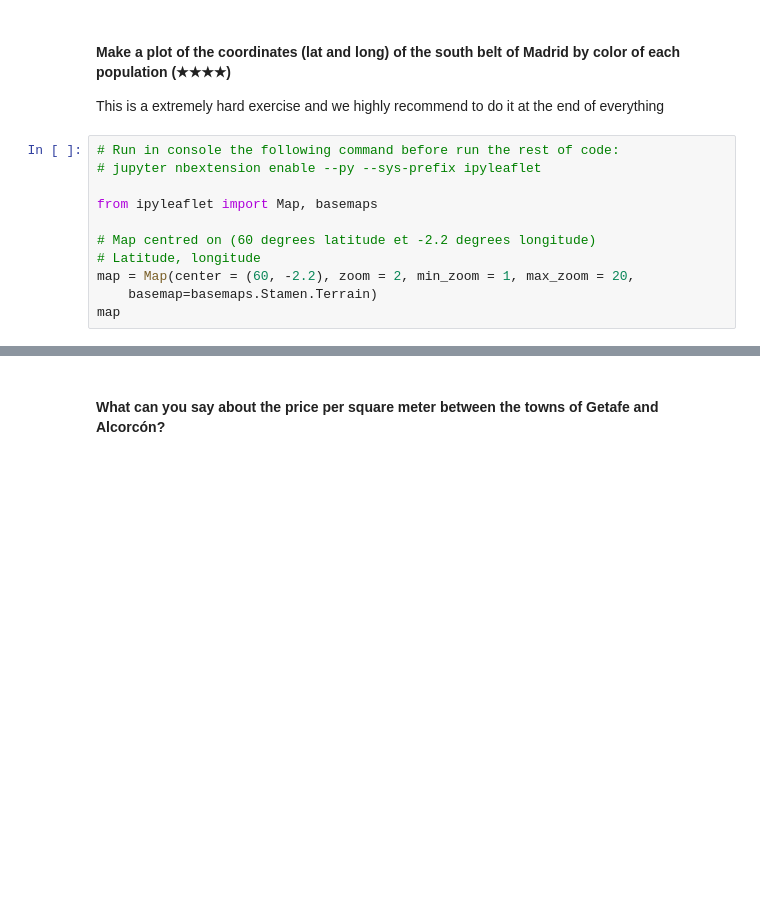
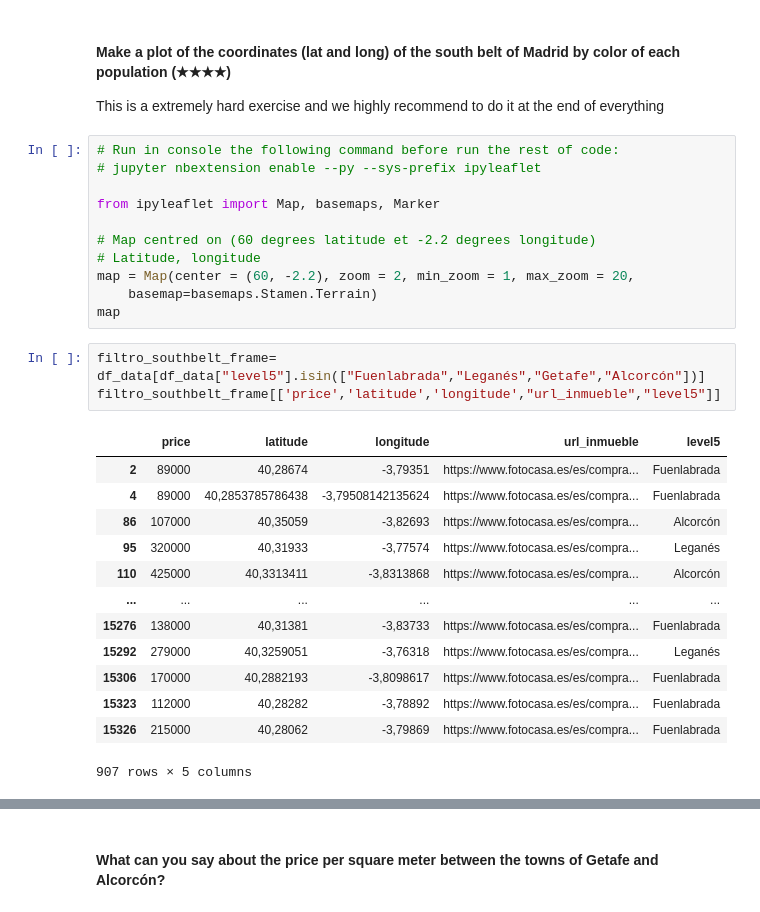
Before and after one commit to sgso-free/machine-learning-prework, a Jupyter notebook: project.ipynb, the cells around one changed output, grey strips where cells are left out. Drawn from its saved outputs; the diff is of its cells as text; blank space fills up the shorter version.

```diff
--- a/project.ipynb
+++ b/project.ipynb
@@ -262,13 +262,30 @@ This is a extremely hard exercise and we highly recommend to do it at the end of
 # Run in console the following command before run the rest of code:
 # jupyter nbextension enable --py --sys-prefix ipyleaflet
 
-from ipyleaflet import Map, basemaps
+from ipyleaflet import Map, basemaps, Marker
 
 # Map centred on (60 degrees latitude et -2.2 degrees longitude)
 # Latitude, longitude
 map = Map(center = (60, -2.2), zoom = 2, min_zoom = 1, max_zoom = 20,
     basemap=basemaps.Stamen.Terrain)
 map
+# %%
+filtro_southbelt_frame= df_data[df_data["level5"].isin(["Fuenlabrada","Leganés","Getafe","Alcorcón"])]
+filtro_southbelt_frame[['price','latitude','longitude',"url_inmueble","level5"]]
+# %% [output]
+|  | price | latitude | longitude | url_inmueble | level5 |
+| 2 | 89000 | 40,28674 | -3,79351 | https://www.fotocasa.es/es/compra... | Fuenlabrada |
+| 4 | 89000 | 40,2853785786438 | -3,79508142135624 | https://www.fotocasa.es/es/compra... | Fuenlabrada |
+| 86 | 107000 | 40,35059 | -3,82693 | https://www.fotocasa.es/es/compra... | Alcorcón |
+| 95 | 320000 | 40,31933 | -3,77574 | https://www.fotocasa.es/es/compra... | Leganés |
+| 110 | 425000 | 40,3313411 | -3,8313868 | https://www.fotocasa.es/es/compra... | Alcorcón |
+| ... | ... | ... | ... | ... | ... |
+| 15276 | 138000 | 40,31381 | -3,83733 | https://www.fotocasa.es/es/compra... | Fuenlabrada |
+| 15292 | 279000 | 40,3259051 | -3,76318 | https://www.fotocasa.es/es/compra... | Leganés |
+| 15306 | 170000 | 40,2882193 | -3,8098617 | https://www.fotocasa.es/es/compra... | Fuenlabrada |
+| 15323 | 112000 | 40,28282 | -3,78892 | https://www.fotocasa.es/es/compra... | Fuenlabrada |
+| 15326 | 215000 | 40,28062 | -3,79869 | https://www.fotocasa.es/es/compra... | Fuenlabrada |
+907 rows × 5 columns
 # %%
 ## HERE: plot the coordinates of the estates
 
```
Also changed, not shown: parts of 1 cell of this notebook.
